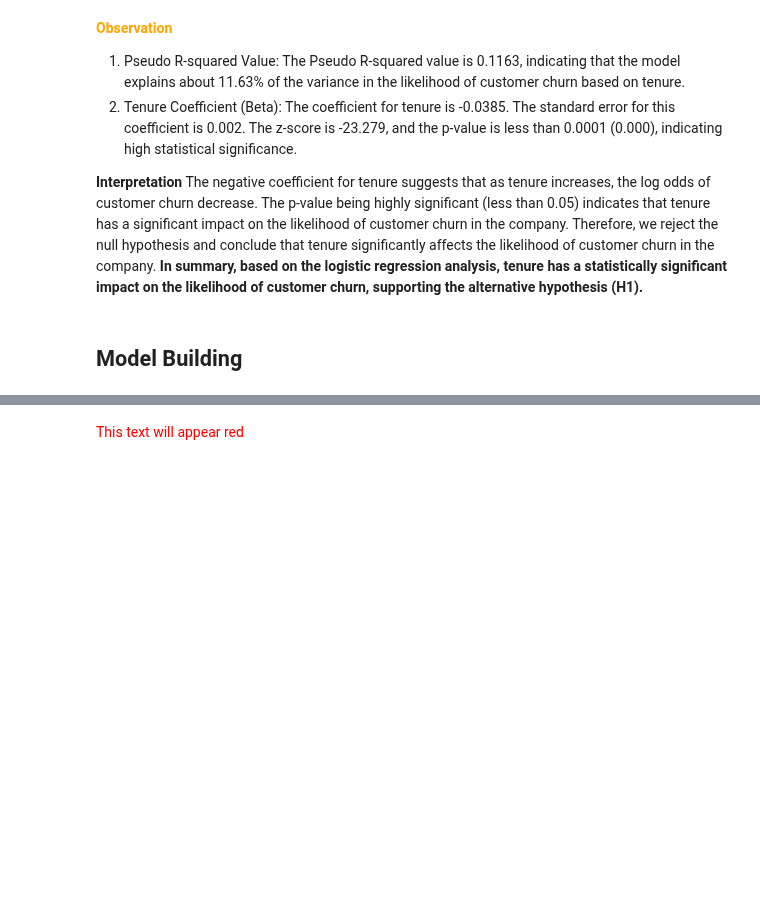
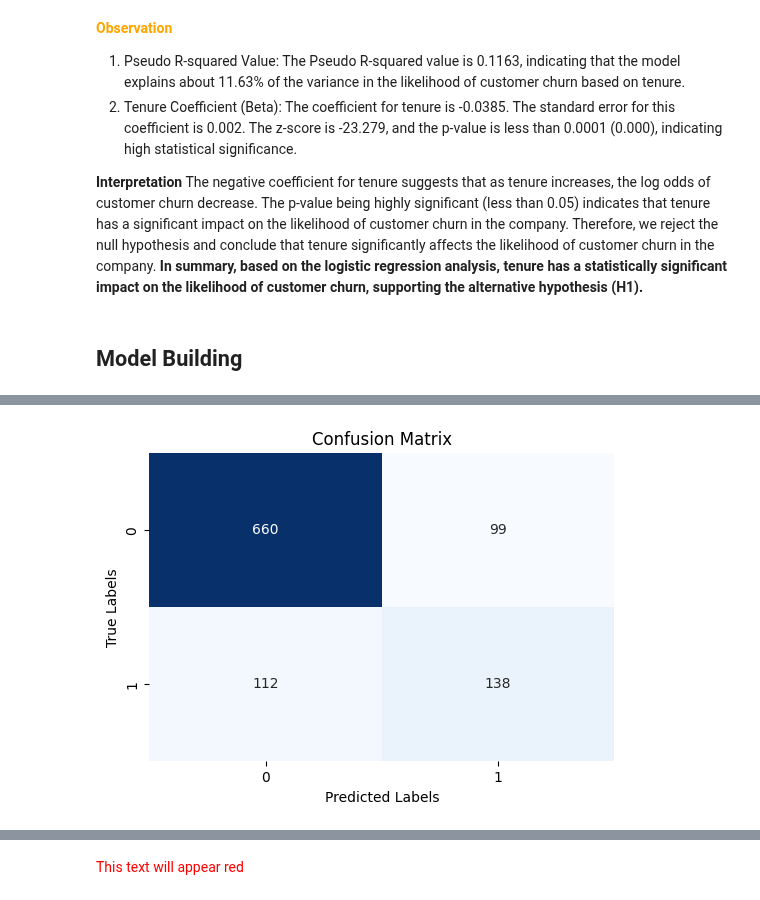
Before and after one commit to wamathaiwandeto/Customer-Churn-Prediction, a Jupyter notebook: churn.ipynb, the cells around one changed output, grey strips where cells are left out. Saved outputs shown, nothing was run; the diff lists cells and outputs as text; code cells hidden in the pictures; blank space fills up the shorter version.

```diff
--- a/churn.ipynb
+++ b/churn.ipynb
@@ -1144,0 +1153,7 @@ plt.show()
+# %%
+# Splitting data into features (X) and target (y)
+X = train_df[columns]
+y = train_df['Churn']
+# %%
+# Split data into training and testing sets
+X_train, X_test, y_train, y_test = train_test_split(X, y, test_size=0.2, random_state=42)
@@ -1144,0 +1162,4 @@ plt.show()
+# %%
+# Initializing and train a Random Forest classifier
+rf_classifier = RandomForestClassifier(n_estimators=100, random_state=42)
+rf_classifier.fit(X_train, y_train)
@@ -1144,0 +1168,3 @@ plt.show()
+# %%
+# Make predictions
+y_pred = rf_classifier.predict(X_test)
@@ -1144,0 +1186,12 @@ plt.show()
+# %%
+# Calculate the confusion matrix
+conf_matrix = confusion_matrix(y_test, y_pred)
+# Plot the confusion matrix as a heatmap
+plt.figure(figsize=(6, 4))
+sns.heatmap(conf_matrix, annot=True, cmap='Blues', fmt='g', cbar=False)
+plt.xlabel('Predicted Labels')
+plt.ylabel('True Labels')
+plt.title('Confusion Matrix')
+plt.show()
+# %% [output]
+[figure, added]
```
Also changed, not shown: parts of 31 cells of this notebook.
